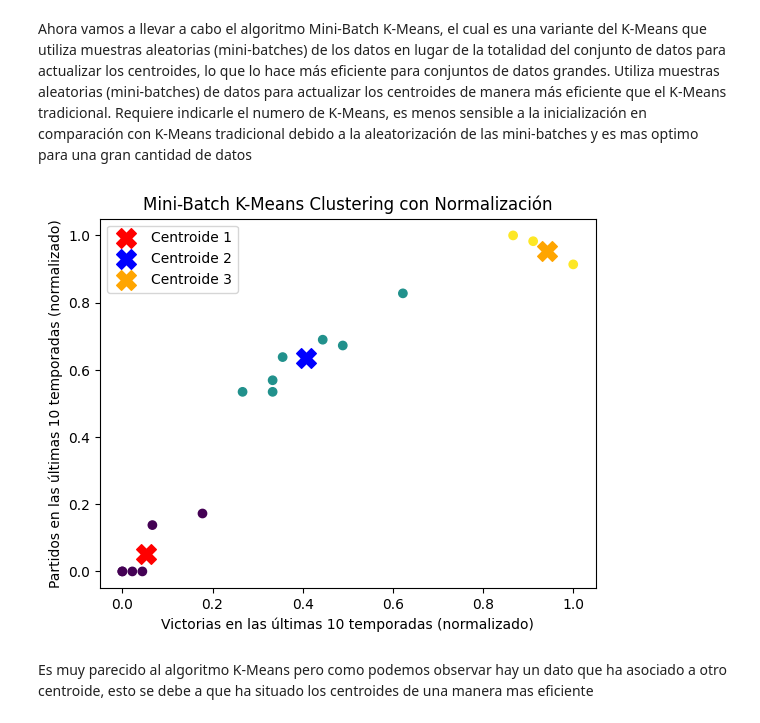
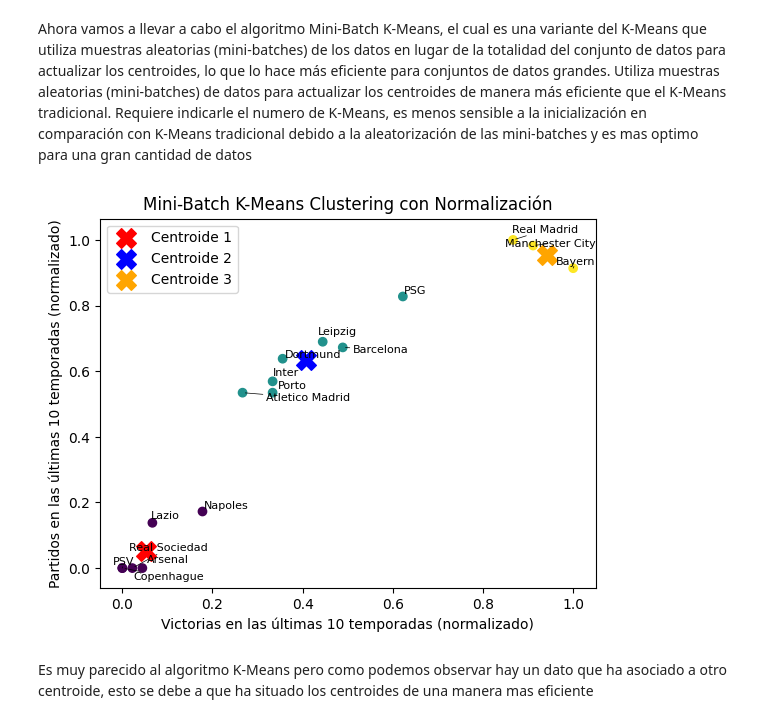
Before and after one commit to joseluis031/red_neuronal_profunda, a Jupyter notebook: clustering.ipynb, the cells around one changed output. Saved outputs shown, nothing was run; the diff lists cells and outputs as text; code cells hidden in the pictures.

```diff
--- a/clustering.ipynb
+++ b/clustering.ipynb
@@ -91,6 +92,17 @@ plt.scatter(df['victorias_ult10_temp'], df['partidos_ult10_temp'], c=df['etiquet
 for i, color in enumerate(colores):
     plt.scatter(kmeans.cluster_centers_[i, 0], kmeans.cluster_centers_[i, 1], marker='X', s=200, color=color, label=f'Centroide {i+1}')
 
+# Añadir etiquetas a cada punto
+texts = []
+for index, row in df.iterrows():
+    label = row['equipo']
+    x = row['victorias_ult10_temp']
+    y = row['partidos_ult10_temp']
+    texts.append(plt.text(x, y, label, fontsize=8))
+
+# Ajustar las etiquetas para evitar superposiciones
+adjust_text(texts, arrowprops=dict(arrowstyle="-", color='k', lw=0.5))
+
 plt.xlabel('Victorias en las últimas 10 temporadas (normalizado)')
 plt.ylabel('Partidos en las últimas 10 temporadas (normalizado)')
 plt.title('Clustering por K-Means con Centroides de Colores Diferentes')
@@ -112,9 +124,20 @@ No requiere especificar el número de clusters de antemano; lo determina automá
 meanshift = MeanShift()
 df['etiqueta_clusters'] = meanshift.fit_predict(df[columnas_para_normalizar])
 
-
 # Visualizar los resultados con colores diferentes para cada clúster
 plt.scatter(df['victorias_ult10_temp'], df['partidos_ult10_temp'], c=df['etiqueta_clusters'], cmap='viridis')
+
+# Añadir etiquetas a cada punto
+texts = []
+for index, row in df.iterrows():
+    label = row['equipo']
+    x = row['victorias_ult10_temp']
+    y = row['partidos_ult10_temp']
+    texts.append(plt.text(x, y, label, fontsize=8))
+
+# Ajustar las etiquetas para evitar superposiciones
+adjust_text(texts, arrowprops=dict(arrowstyle="-", color='k', lw=0.5))
+
 plt.xlabel('Victorias en las últimas 10 temporadas (normalizado)')
 plt.ylabel('Partidos en las últimas 10 temporadas (normalizado)')
 plt.title('Mean-Shift Clustering con Normalización')
@@ -130,26 +153,38 @@ Requiere indicarle el numero de K-Means, es menos sensible a la inicialización
 # %%
 # Definir el número de clústeres
 num_clusters = 3
 
 # Aplicar Mini-Batch K-Means
 minibatch_kmeans = MiniBatchKMeans(n_clusters=num_clusters, random_state=42)
 df['etiqueta_clusters'] = minibatch_kmeans.fit_predict(df[columnas_para_normalizar])
 
 # Colores para los centroides
 colores = ["red", "blue", "orange"]
 
 # Visualizar los resultados con colores diferentes para cada clúster y cada centroide
 plt.scatter(df['victorias_ult10_temp'], df['partidos_ult10_temp'], c=df['etiqueta_clusters'], cmap='viridis')
+
+# Añadir etiquetas a cada punto
+texts = []
+for index, row in df.iterrows():
+    label = row['equipo']
+    x = row['victorias_ult10_temp']
+    y = row['partidos_ult10_temp']
+    texts.append(plt.text(x, y, label, fontsize=8))
+
+# Ajustar las etiquetas para evitar superposiciones
+adjust_text(texts, arrowprops=dict(arrowstyle="-", color='k', lw=0.5))
+
 for i, color in enumerate(colores):
     plt.scatter(minibatch_kmeans.cluster_centers_[i, 0], minibatch_kmeans.cluster_centers_[i, 1], marker='X', s=200, color=color, label=f'Centroide {i+1}')
 
 plt.xlabel('Victorias en las últimas 10 temporadas (normalizado)')
 plt.ylabel('Partidos en las últimas 10 temporadas (normalizado)')
 plt.title('Mini-Batch K-Means Clustering con Normalización')
 plt.legend()
 plt.show()
 # %% [output]
-[figure, old version]
+[figure, new version]
 # %% [markdown]
 Es muy parecido al algoritmo K-Means pero como podemos observar hay un dato que ha asociado a otro centroide, esto se debe a que ha situado los centroides de una manera mas eficiente
 # %% [markdown]
```
Also changed, not shown: parts of 4 cells of this notebook.
